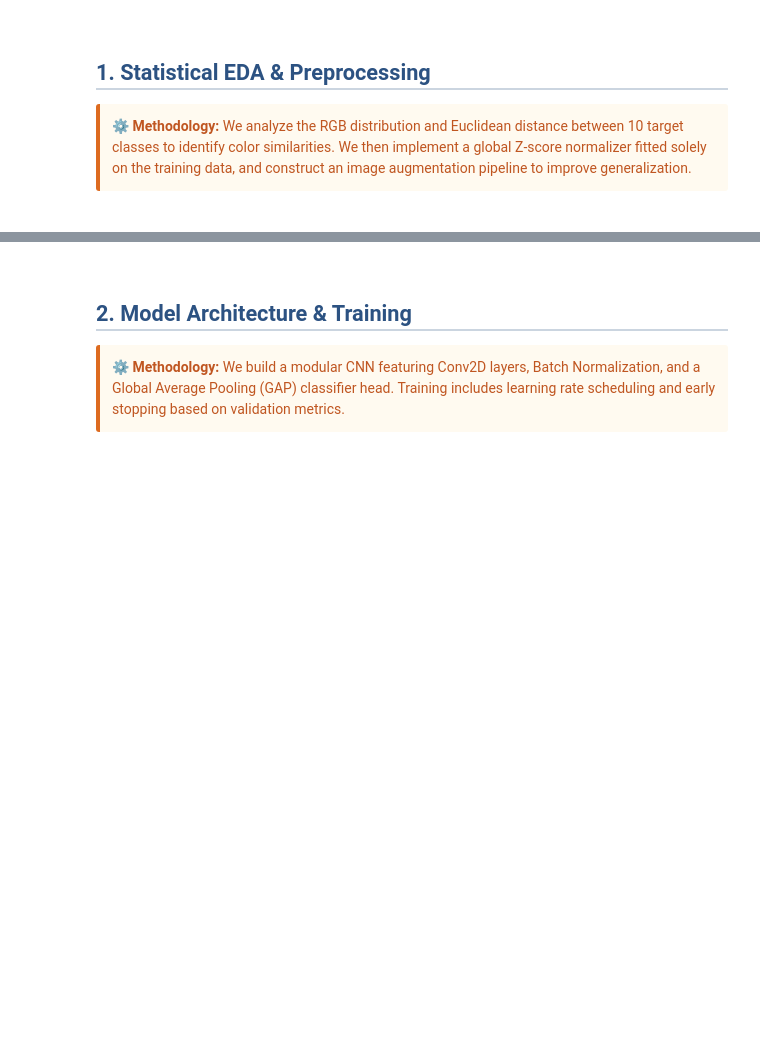
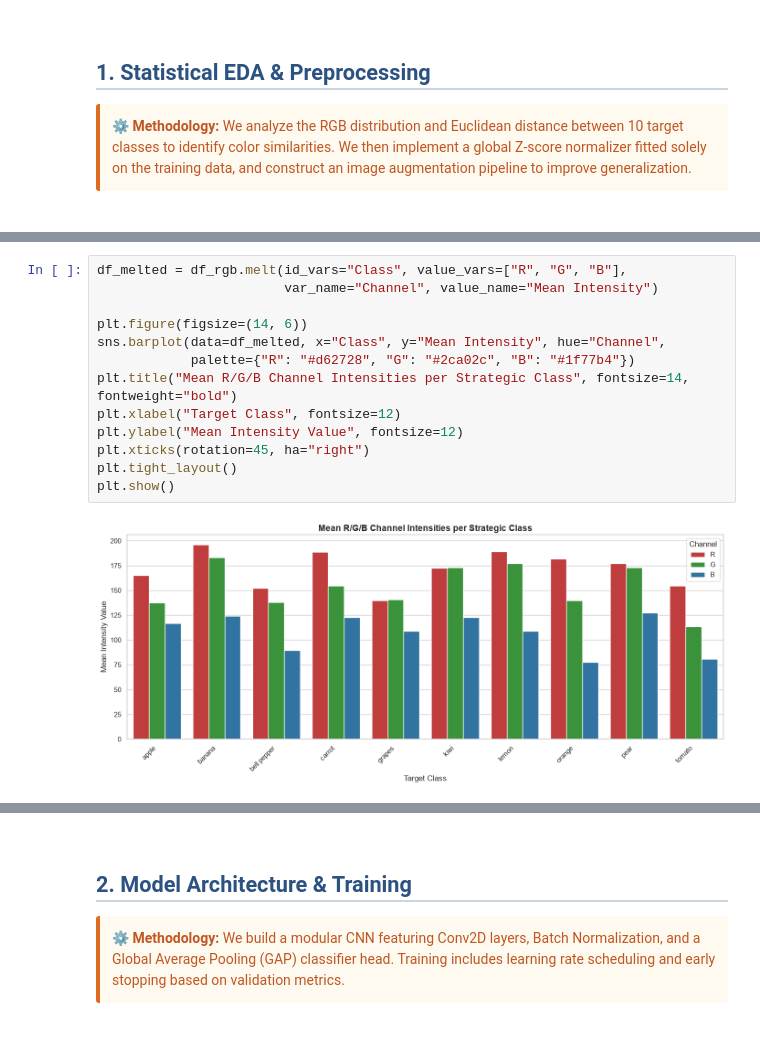
Before and after one commit to Parsa-Saeednia/UT-DataScience-Spring2026, a Jupyter notebook: Assignments/CA4/02_CNN_Robustness_and_GradCAM.ipynb, the cells around one changed output, grey strips where cells are left out. Cells and saved outputs as stored; diff of their text form; blank space fills up the shorter version.

```diff
--- a/Assignments/CA4/02_CNN_Robustness_and_GradCAM.ipynb
+++ b/Assignments/CA4/02_CNN_Robustness_and_GradCAM.ipynb
@@ -38,0 +293,15 @@
+# %%
+df_melted = df_rgb.melt(id_vars="Class", value_vars=["R", "G", "B"],
+                        var_name="Channel", value_name="Mean Intensity")
+
+plt.figure(figsize=(14, 6))
+sns.barplot(data=df_melted, x="Class", y="Mean Intensity", hue="Channel",
+            palette={"R": "#d62728", "G": "#2ca02c", "B": "#1f77b4"})
+plt.title("Mean R/G/B Channel Intensities per Strategic Class", fontsize=14, fontweight="bold")
+plt.xlabel("Target Class", fontsize=12)
+plt.ylabel("Mean Intensity Value", fontsize=12)
+plt.xticks(rotation=45, ha="right")
+plt.tight_layout()
+plt.show()
+# %% [output]
+[figure, added]
```
Also changed, not shown: parts of 15 cells of this notebook, 2 other files.
